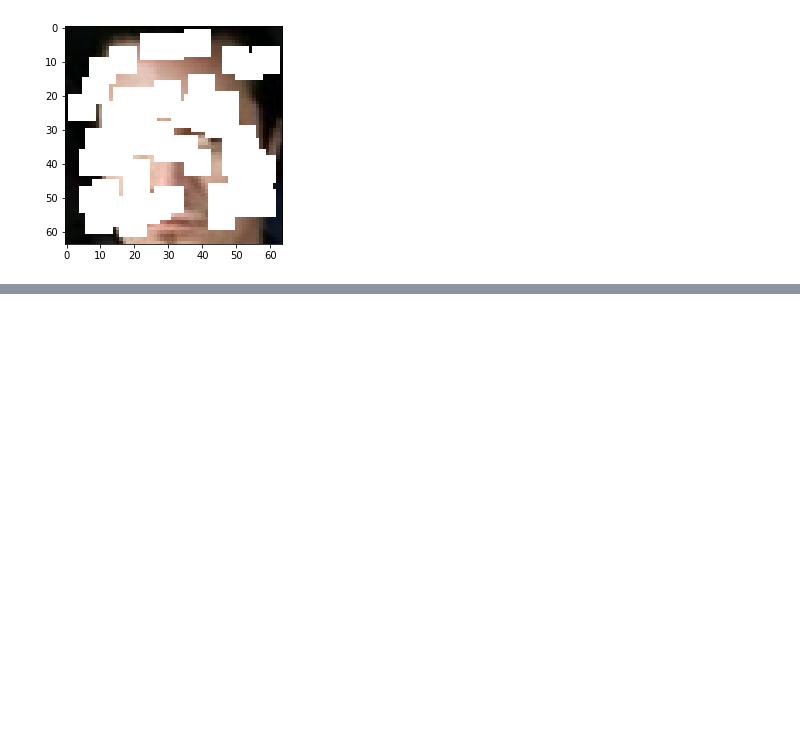
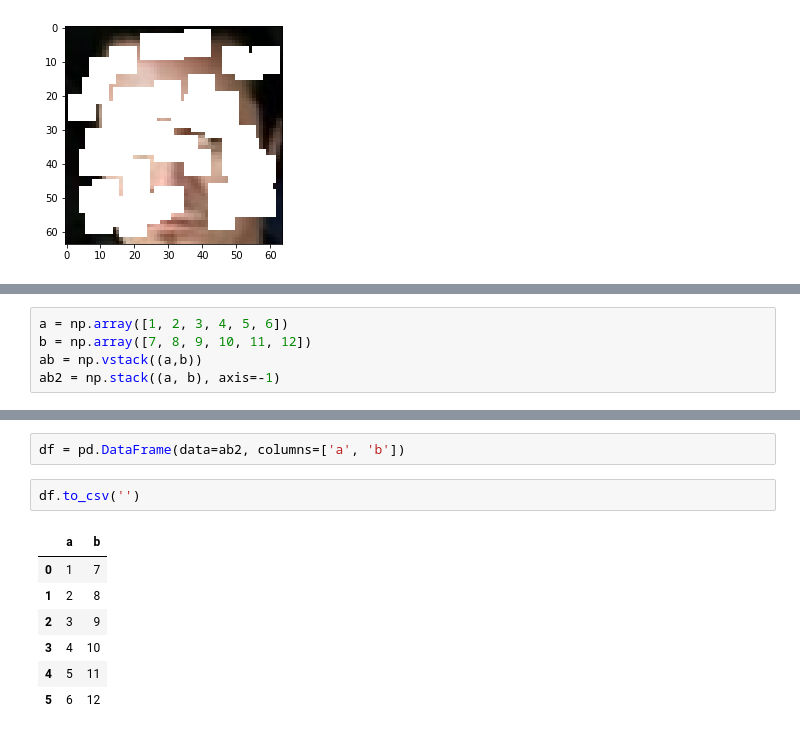
Before and after one commit to TomislavZupanovic/Data-Reconstruction, a Jupyter notebook: notebooks/ImageMask.ipynb, the cells around one changed output, grey strips where cells are left out. Cells and saved outputs as stored; diff of their text form; blank space fills up the shorter version.

```diff
--- a/notebooks/ImageMask.ipynb
+++ b/notebooks/ImageMask.ipynb
@@ -129,0 +133,5 @@ plt.imshow(testing_img);
+# %%
+a = np.array([1, 2, 3, 4, 5, 6])
+b = np.array([7, 8, 9, 10, 11, 12])
+ab = np.vstack((a,b))
+ab2 = np.stack((a, b), axis=-1)
@@ -129,0 +147,12 @@ plt.imshow(testing_img);
+# %%
+df = pd.DataFrame(data=ab2, columns=['a', 'b'])
+# %%
+df.to_csv('')
+# %% [output]
+|  | a | b |
+| 0 | 1 | 7 |
+| 1 | 2 | 8 |
+| 2 | 3 | 9 |
+| 3 | 4 | 10 |
+| 4 | 5 | 11 |
+| 5 | 6 | 12 |
```
Also changed, not shown: parts of 2 cells of this notebook, 3 other files.
